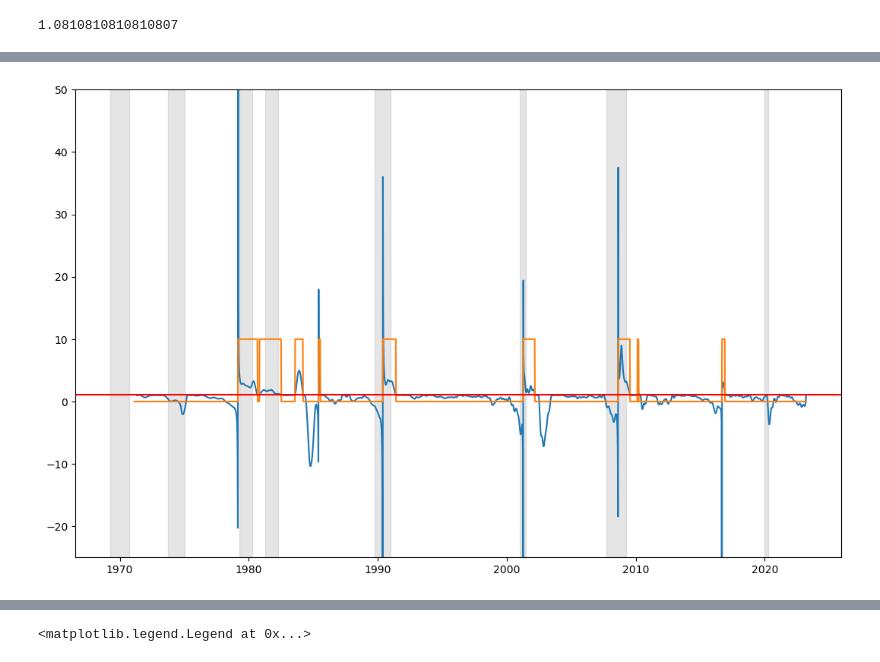
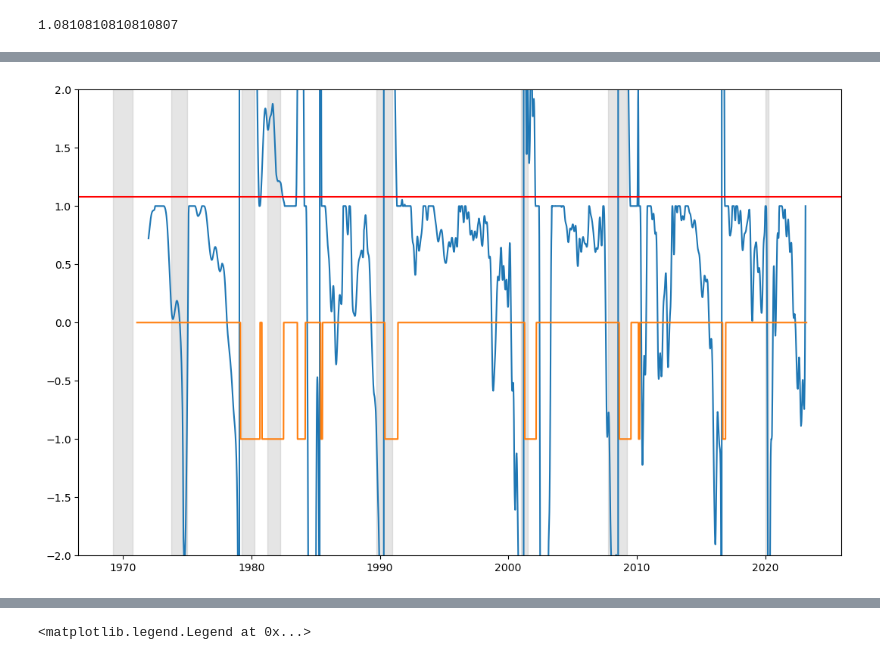
Before and after one commit to YoongsompornT/RecessionPrediction, a Jupyter notebook: Models/Threshold/Index5-RecesPredict.ipynb, the cells around one changed output, grey strips where cells are left out. Cells and saved outputs as stored; diff of their text form; code cells hidden in the pictures.

```diff
--- a/Models/Threshold/Index5-RecesPredict.ipynb
+++ b/Models/Threshold/Index5-RecesPredict.ipynb
@@ -364,3 +364,33 @@ final_thres = threshold[39]
 print(final_thres)
 # %% [output]
 1.0810810810810807
+# %%
+# with time shifted data
+print(f"final threshold: {final_thres}")
+
+df2 = df.copy()
+df2.index = df2.index + dt.timedelta(days=1*30)
+df2['MIN_1Y'] = np.nan
+for i in range(len(df2)):
+  if i >= 51:
+    arr = np.array(df2['Credit subindex'])
+    indices = [i-k for k in range(52)]
+    take = np.take(arr, indices)
+    df2.iloc[i,1] = take.min()
+  else:
+    df2.iloc[i,1] = np.nan
+df2['CHG'] = (df2['Credit subindex'])/df2['MIN_1Y']
+li = []
+for i in range(len(Reces)):
+  li.append(df2.reset_index()['DATE'].apply(lambda x: int((x > Reces.loc[i]['start'])&(x < Reces.loc[i]['end']))))
+test = reduce(lambda x,y:x+y, li)
+df2['recession'] = test.values.copy()
+df2['predict'] = df2['CHG'].apply(lambda x: int(x>final_thres))
+fig, ax = plt.subplots(figsize=(13,8))
+ax.plot(df2.index, df2['CHG'])
+ax.plot(df2.index, df2['predict']*-1)
+for i in range(len(start)):
+  ax.axvspan(start[i], end[i], color='grey', alpha=0.2)
+ax.axhline(final_thres, color='red')
+plt.ylim(-2,2)
+plt.show()
@@ -367,12 +400,12 @@ print(final_thres)
 # %%
-df2['predict'] = df2['CHG'].apply(lambda x: int(x>final_thres))
+# without time shift for data, (still time shifted prediction)
 fig, ax = plt.subplots(figsize=(13,8))
-ax.plot(df2.index, df2['CHG'])
-ax.plot(df2.index, df2['predict']*10)
+ax.plot(df2.index-dt.timedelta(days=1*30), df2['CHG'])
+ax.plot(df2.index, df2['predict']*-1)
 for i in range(len(start)):
   ax.axvspan(start[i], end[i], color='grey', alpha=0.2)
 ax.axhline(final_thres, color='red')
-plt.ylim(-25,50)
+plt.ylim(-2,2)
 plt.show()
 # %% [output]
-[figure, old version]
+[figure, new version]
```
Also changed, not shown: parts of 4 cells of this notebook.
